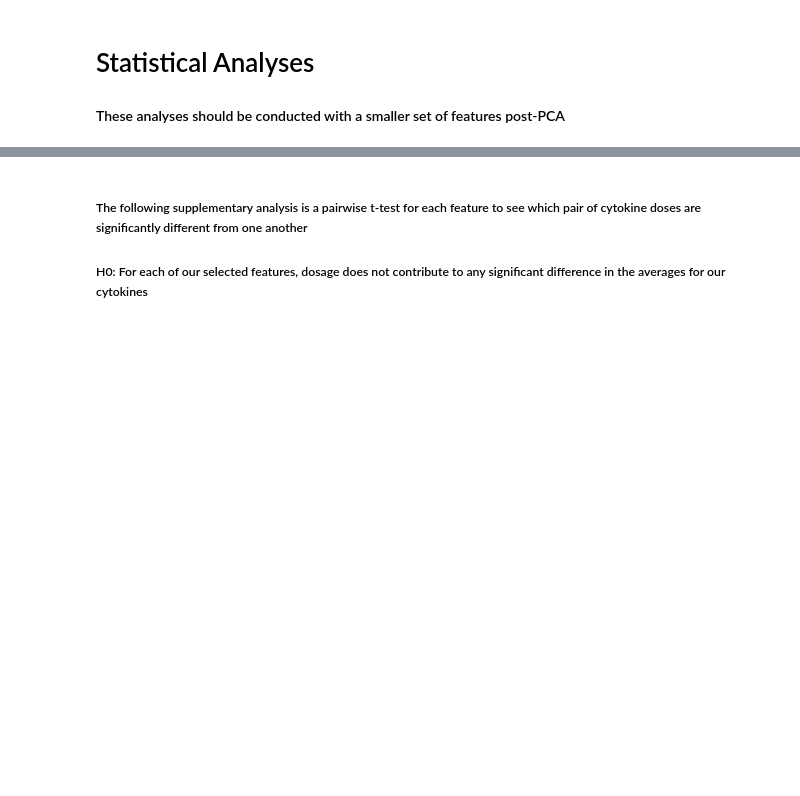
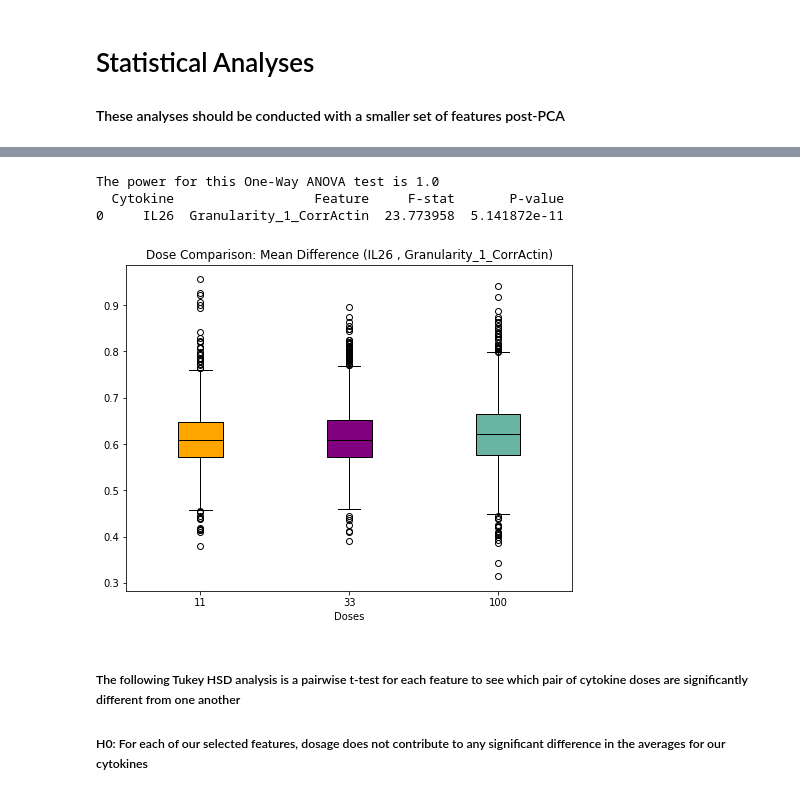
Before and after one commit to hww1999/HTI, a Jupyter notebook: Analysis/stats_eda_MB.ipynb, the cells around one changed output, grey strips where cells are left out. Drawn from its saved outputs; the diff is of its cells as text; code cells hidden in the pictures; blank space fills up the shorter version.

```diff
--- a/Analysis/stats_eda_MB.ipynb
+++ b/Analysis/stats_eda_MB.ipynb
@@ -107,4 +68,67 @@ anova_df
+# %%
+def run_ANOVA_doses(cytokine, feature, df):
+    # Dropping the Dose and Well columns
+    df_doses = df.drop(['Metadata_Plate', 'Metadata_Well'], axis=1)
+    final_df = pd.DataFrame(columns=['Cytokine', 'Feature', 'F-stat', 'P-value'])
+
+    # subsetting the dataframe for the specified untreated cells
+    sub_cyto_df = df_doses[df_doses['Metadata_Metadata_Cytokine'] == cytokine]
+    obs = len(sub_cyto_df)
+
+    # Calculating the power for this test using the size of the above subset
+    power = TTestPower()
+    anova_power = power.solve_power(nobs=obs, effect_size=0.5, power=None, alpha=0.05)
+
+    # Group the subset by plate and perform One-Way ANOVA
+    sub_df = sub_cyto_df[['Metadata_Metadata_Dose', feature]]
+    grps = [d[feature] for _, d in sub_df.groupby('Metadata_Metadata_Dose')]
+    F, p = f_oneway(*grps)
+
+    # Append the results of our One-Way ANOVA to a dataframe and then return it along with the power
+    final_df.loc[0] = [cytokine, feature, F, p]
+
+    return final_df,anova_power
+
+cytokine='IL26'
+feature='Granularity_1_CorrActin'
+
+results = run_ANOVA_doses(cytokine, feature, cytokine_df)
+print('The power for this One-Way ANOVA test is ' + str(results[1]))
+print(results[0])
+# %% [output]
+The power for this One-Way ANOVA test is 1.0
+  Cytokine                  Feature     F-stat       P-value
+0     IL26  Granularity_1_CorrActin  23.773958  5.141872e-11
+# %%
+# Plot means of wells for each feature and each cytokine
+
+def plot_by_dose(cytokine, feature, df):
+    cytokine_dose = df[(df['Metadata_Metadata_Cytokine'] == cytokine)]
+    cytokine_dose = cytokine_dose[['Metadata_Metadata_Dose', feature]]
+    grouped = cytokine_dose.groupby('Metadata_Metadata_Dose')[feature]
+
+    fig,ax = plt.subplots(figsize=(8,6))
+
+    boxplot = ax.boxplot(x=[group.values for name, group in grouped],
+                         labels=grouped.groups.keys(),
+                         patch_artist=True,
+                         medianprops={'color': 'black'}
+                        )
+    # Define colors for each group
+    colors = ['orange', 'purple', '#69b3a2']
+
+    # Assign colors to each box in the boxplot
+    for box, color in zip(boxplot['boxes'], colors):
+        box.set_facecolor(color)
+
+    # Add a title and axis label
+    ax.set_title('Dose Comparison: Mean Difference (' + cytokine + ' , ' + feature + ')')
+    ax.set_xlabel('Doses')
+
+results = plot_by_dose(cytokine, feature, cytokine_df)
+# %% [output]
+[figure, added]
 # %% [markdown]
-##### The following supplementary analysis is a pairwise t-test for each feature to see which pair of cytokine doses are significantly different from one another
+##### The following Tukey HSD analysis is a pairwise t-test for each feature to see which pair of cytokine doses are significantly different from one another
 
 ##### H0: For each of our selected features, dosage does not contribute to any significant difference in the averages for our cytokines
```
Also changed, not shown: parts of 30 cells of this notebook.
